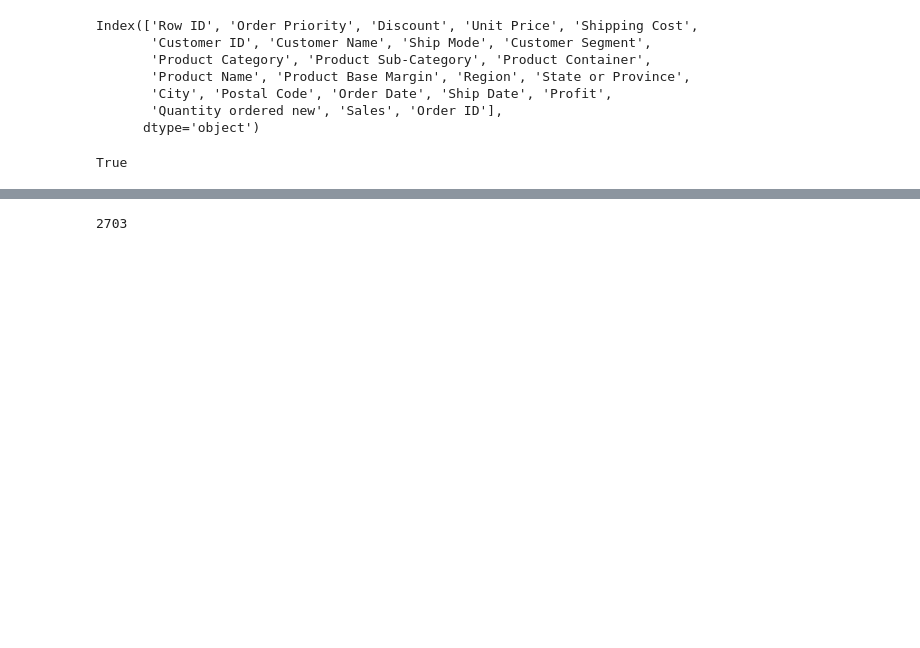
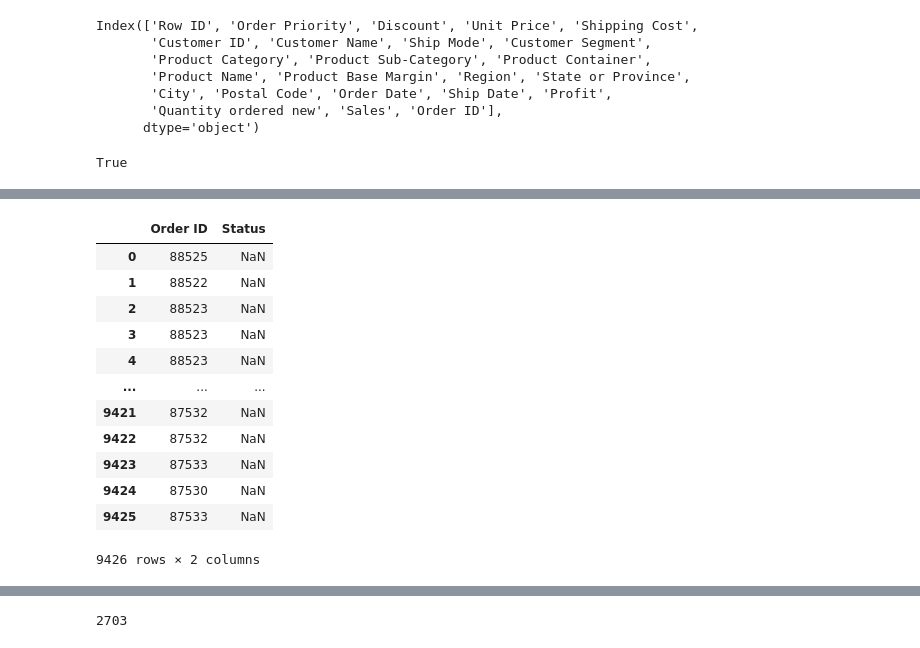
Before and after one commit to Rushi9867/Ineuron_Tasks, a Jupyter notebook: SuperstoreTask.ipynb, the cells around one changed output, grey strips where cells are left out. Cells and saved outputs as stored; diff of their text form; code cells hidden in the pictures; blank space fills up the shorter version.

```diff
--- a/SuperstoreTask.ipynb
+++ b/SuperstoreTask.ipynb
@@ -41,0 +95,16 @@ data.to_sql('superstore_data',con=engine,index=False)
+# %%
+data[['Order ID','Status']]
+# %% [output]
+|  | Order ID | Status |
+| 0 | 88525 | NaN |
+| 1 | 88522 | NaN |
+| 2 | 88523 | NaN |
+| 3 | 88523 | NaN |
+| 4 | 88523 | NaN |
+| ... | ... | ... |
+| 9421 | 87532 | NaN |
+| 9422 | 87532 | NaN |
+| 9423 | 87533 | NaN |
+| 9424 | 87530 | NaN |
+| 9425 | 87533 | NaN |
+9426 rows × 2 columns
```
Also changed, not shown: parts of 11 cells of this notebook, 12 other files.
